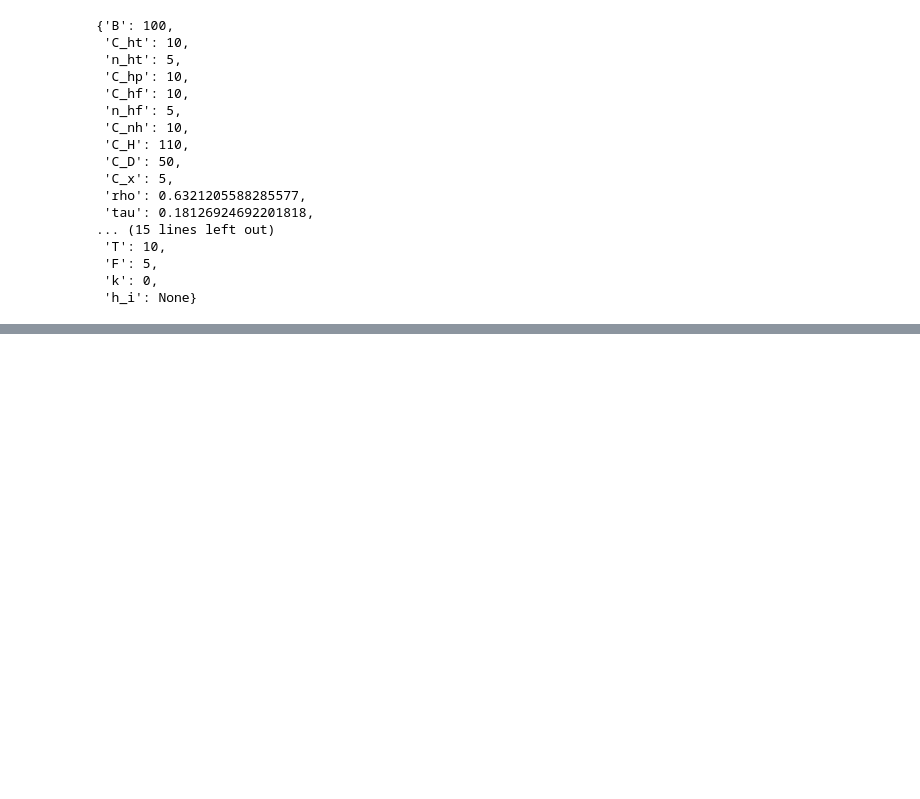
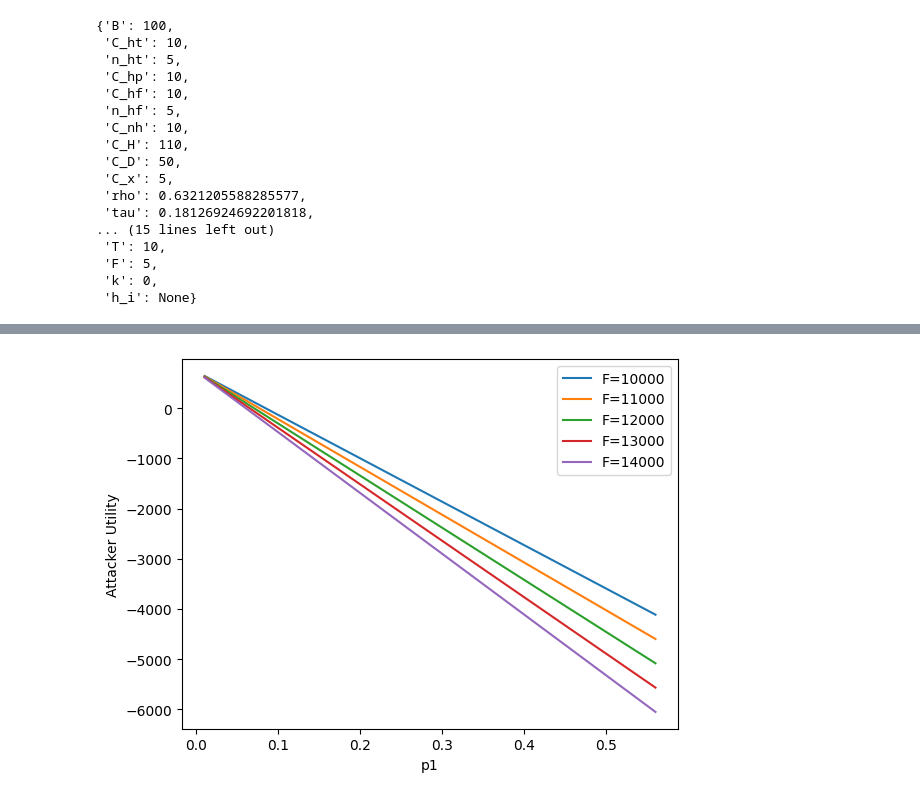
Before and after one commit to bhusalb/gt-ransomware-simulation, a Jupyter notebook: Ransomware_simulation.ipynb, the cells around one changed output, grey strips where cells are left out. Saved outputs shown, nothing was run; the diff lists cells and outputs as text; code cells hidden in the pictures; blank space fills up the shorter version.

```diff
--- a/Ransomware_simulation.ipynb
+++ b/Ransomware_simulation.ipynb
@@ -684,7 +684,7 @@ def t_u_8_k_0(p:Parameters):
 
 #IV-B 1
 
-def lambda_7_k_1(param:Parameters):
+def lambda_7_k_1(p:Parameters):
      return x_8_k_3(p)*(t_u_9_k_7(p)-t_u_9_k_6(p)) - x_8_k_2(p)*(t_u_9_k_5(p)-t_u_9_k_4(p)) + t_u_9_k_6(p) - t_u_9_k_4(p)
 
 def e_7_k_1(param:Parameters):
@@ -692,10 +692,8 @@ def e_7_k_1(param:Parameters):
 
 #IV-B 2
 
-def lambda_7_k_0(param:Parameters):
+def lambda_7_k_0(p:Parameters):
     return (x_8_k_3(p)*t_u_9_k_3(p)+((1-x_8_k_3(p)*t_u_9_k_2(p)))) - (x_8_k_0(p)*t_u_9_k_1(p)+(1-x_8_k_0(p))*t_u_9_k_0(p))
-
-
 
 
 def e_7_k_0(param:Parameters):
@@ -875,7 +872,7 @@ def u_2_2(p: Parameters):
 def u_2_3(p: Parameters):
     return ((1 - d_2_3(p)) * (p.V_i -p.B - p.C_H)) + (d_2_3(p) * (p.V_i -p.B- p.C_H))
 # %%
-p = Parameters(B=100, C_ht=10, n_ht=5, C_hp=10, C_hf=10, n_hf=5,
+p_instance = Parameters(B=100, C_ht=10, n_ht=5, C_hp=10, C_hf=10, n_hf=5,
                         C_nh=10,  C_D=50, C_x=5,
                         V_i=50, V_i_prime=60, V_p=70, R_i=80, b_i=5,
                         d_i=5, c_i=5, e_i=5, x_i=5, p_0=0.1, p_1=0.2, p_2=0.3, p_3=0.4,
@@ -977,24 +1014,19 @@ for name, val in zip(names, values):
 # %%
-# sample = Parameters(B=300, C_ht=30, n_ht=5, C_hp=40, C_hf=35, n_hf=3,
-#                     C_nh=45, C_D=60, C_x=70,
-#                     V_i=800, V_i_prime=600, V_p=200, R_i=120, b_i=0,
-#                     d_i=1, c_i=0, e_i=0, x_i=0, p_0=0.8, p_1=0.7, p_2=0.6, p_3=0.5,
-#                     T=10, F=10000, k=None)
-
 # sample = Parameters(B=300, C_ht=30, n_ht=5, C_hp=40, C_hf=35, n_hf=3,
 #                     C_nh=45, C_D=60, C_x=70,
 #                     V_i=800, V_i_prime=600, V_p=200, R_i=120,
 #                      p_0=0.8, p_1=0.7, p_2=0.6, p_3=0.5,
 #                     T=10, F=10000, k=None)
 
-sample = Parameters(B=300, C_ht=30, n_ht=20000, C_hp=40, C_hf=35, n_hf=2000,
-                    C_nh=45, C_D=60, C_x=70,
-                    V_i=800, V_i_prime=600, V_p=200, R_i=120,
+sample = Parameters(B=300, C_ht=0.03, n_ht=500, C_hp=60, C_hf=0.1, n_hf=200,
+                    C_nh=80, C_D=60, C_x=5,
+                    V_i=800, V_i_prime=600, V_p=400, R_i=750,
                      p_0=0.8, p_1=0.7, p_2=0.6, p_3=0.5,
                     T=10, F=10000, k=None)
 
 
 
+
 # Check if the cloned instance has the same attribute values as the original instance
 # %%
 from collections import defaultdict
@@ -1007,36 +1039,38 @@ Ei = defaultdict(list)
 # Attacker utils eval for F and p1
 
 F_range = range(10000, 15000, 1000)
-p1_range = np.arange(0.2,0.7,0.05)
+p1_range = np.arange(0.01,0.59,0.05)
 
 
 for F in F_range:
     for p1 in p1_range:
         p = sample.clone()
         p.F=F
         p.p_1=p1
 
         e_a_b_1 = t_u_3_1(p)
 
         Fi[F].append(p1)
         Ei[F].append(e_a_b_1)
 
 # Generate multiple lines on the same plot
 for F in F_range:
     plt.plot(Fi[F], Ei[F], label=f'F={F}')
 
 # Adding title and labels
 plt.xlabel("p1")
 plt.ylabel("Attacker Utility")
 
 # Adding a legend
 plt.legend()
 
 plt.savefig("n1.pdf", format="pdf", bbox_inches="tight")
 
 
 # Displaying the plot
 plt.show()
+# %% [output]
+[figure, added]
 # %%
 from collections import defaultdict
 import matplotlib.pyplot as plt
```
Also changed, not shown: parts of 29 cells of this notebook.
